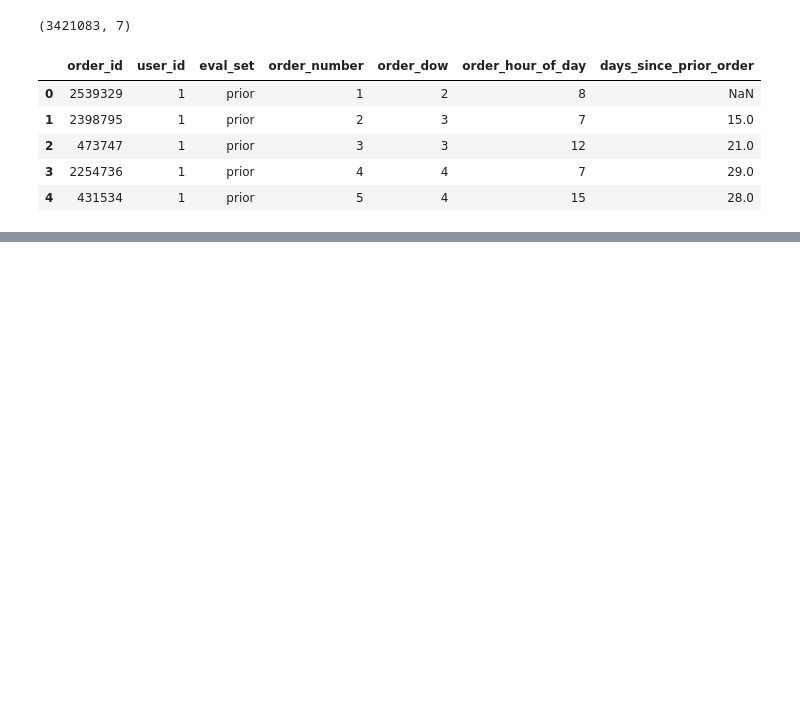
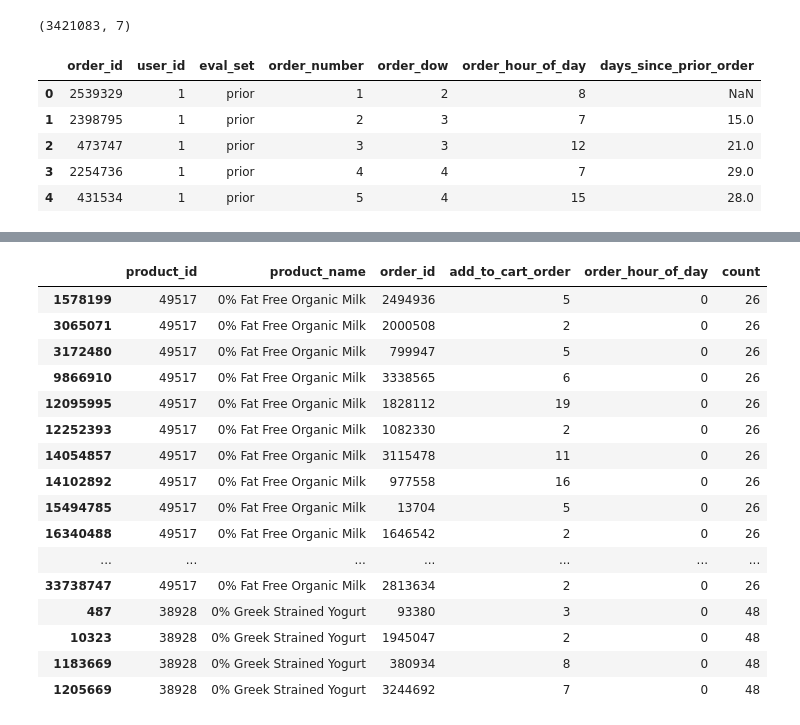
Before and after one commit to ngriggs/DS-Unit-1-Sprint-2-Data-Wrangling-and-Storytelling, a Jupyter notebook: module1-join-and-reshape-data/LS_DS_121_Join_and_Reshape_Data.ipynb, the cells around one changed output, grey strips where cells are left out. Drawn from its saved outputs; the diff is of its cells as text; code cells hidden in the pictures; blank space fills up the shorter version.

```diff
--- a/module1-join-and-reshape-data/LS_DS_121_Join_and_Reshape_Data.ipynb
+++ b/module1-join-and-reshape-data/LS_DS_121_Join_and_Reshape_Data.ipynb
@@ -1156,0 +640,23 @@ condition = subset[subset.order_hour_of_day == 16]['product_name'].isin(product_
+# %%
+# okay, now we need to count the number of product orders for each hour in the day
+
+subset['count'] = subset.groupby(['order_hour_of_day', 'product_name'])['order_id'].transform('count')
+subset.head(30)
+# %% [output]
+|  | product_id | product_name | order_id | add_to_cart_order | order_hour_of_day | count |
+| 1578199 | 49517 | 0% Fat Free Organic Milk | 2494936 | 5 | 0 | 26 |
+| 3065071 | 49517 | 0% Fat Free Organic Milk | 2000508 | 2 | 0 | 26 |
+| 3172480 | 49517 | 0% Fat Free Organic Milk | 799947 | 5 | 0 | 26 |
+| 9866910 | 49517 | 0% Fat Free Organic Milk | 3338565 | 6 | 0 | 26 |
+| 12095995 | 49517 | 0% Fat Free Organic Milk | 1828112 | 19 | 0 | 26 |
+| 12252393 | 49517 | 0% Fat Free Organic Milk | 1082330 | 2 | 0 | 26 |
+| 14054857 | 49517 | 0% Fat Free Organic Milk | 3115478 | 11 | 0 | 26 |
+| 14102892 | 49517 | 0% Fat Free Organic Milk | 977558 | 16 | 0 | 26 |
+| 15494785 | 49517 | 0% Fat Free Organic Milk | 13704 | 5 | 0 | 26 |
+| 16340488 | 49517 | 0% Fat Free Organic Milk | 1646542 | 2 | 0 | 26 |
+| ... | ... | ... | ... | ... | ... | ... |
+| 33738747 | 49517 | 0% Fat Free Organic Milk | 2813634 | 2 | 0 | 26 |
+| 487 | 38928 | 0% Greek Strained Yogurt | 93380 | 3 | 0 | 48 |
+| 10323 | 38928 | 0% Greek Strained Yogurt | 1945047 | 2 | 0 | 48 |
+| 1183669 | 38928 | 0% Greek Strained Yogurt | 380934 | 8 | 0 | 48 |
+| 1205669 | 38928 | 0% Greek Strained Yogurt | 3244692 | 7 | 0 | 48 |
```
Also changed, not shown: parts of 89 cells of this notebook.
